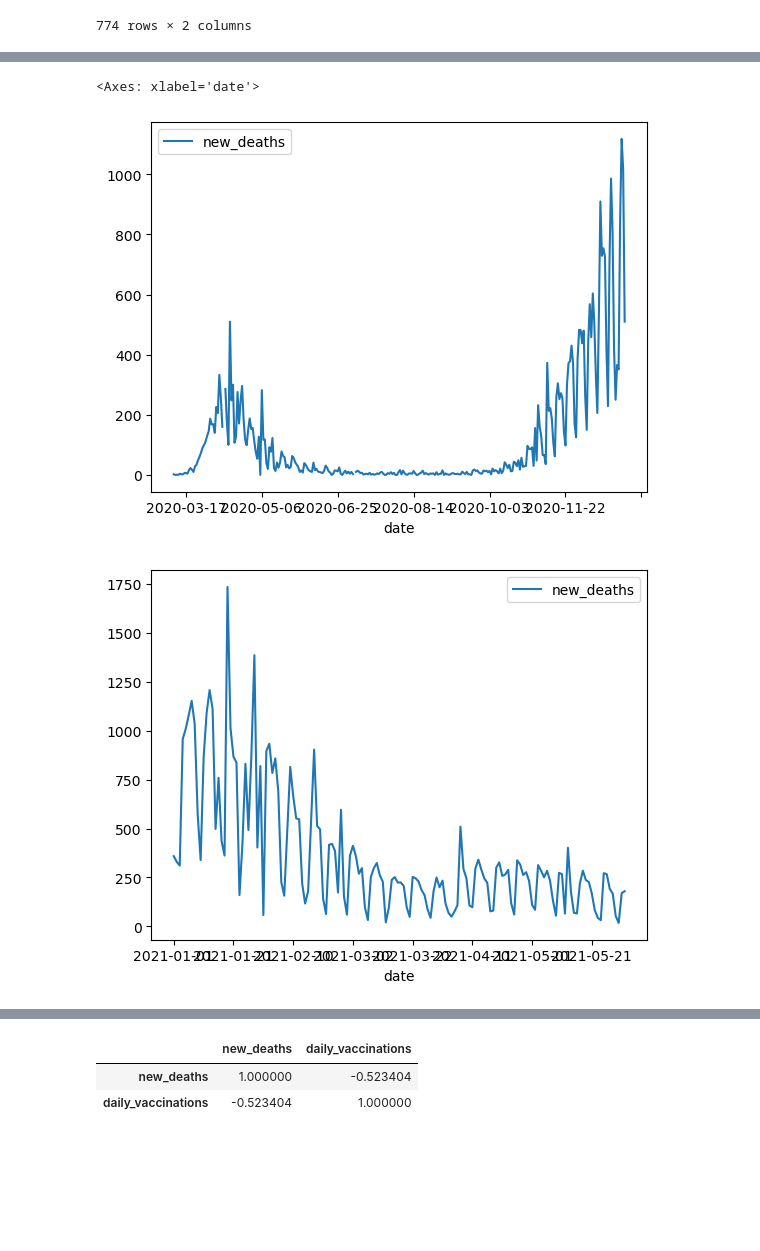
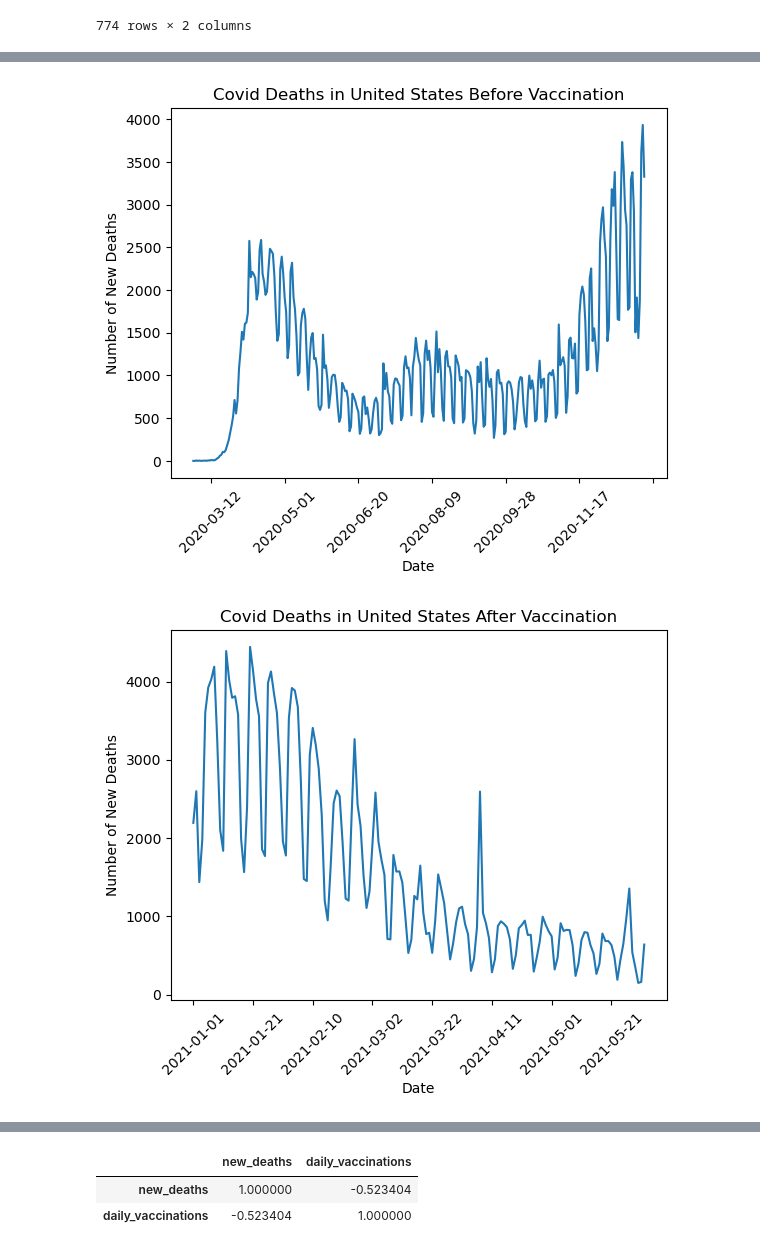
Before and after one commit to lmc5440/tcm-project1, a Jupyter notebook: analysis.ipynb, the cells around one changed output, grey strips where cells are left out. Drawn from its saved outputs; the diff is of its cells as text; code cells hidden in the pictures; blank space fills up the shorter version.

```diff
--- a/analysis.ipynb
+++ b/analysis.ipynb
@@ -91,9 +64,24 @@ india_after_vacc[['new_deaths']].plot()
-# %%
-germany_before_vacc = germany_df[:'2020-12-31']
-germany_after_vacc = germany_df['2021-01-01':'2021-06-01']
-germany_before_vacc[['new_deaths']].plot()
-germany_after_vacc[['new_deaths']].plot()
-# %% [output]
-<Axes: xlabel='date'>
-[figure, removed]
-[figure, removed]
+# %%
+usa_before_vacc = usa_df[:'2020-12-31']
+usa_before_graph = usa_before_vacc[['new_deaths']].plot(
+    title='Covid Deaths in United States Before Vaccination',
+    legend=False
+)
+usa_before_graph.set_xlabel('Date')
+usa_before_graph.set_ylabel('Number of New Deaths')
+plt.xticks(rotation=45)
+plt.show()
+# %% [output]
+[figure, added]
+# %%
+usa_after_vacc = usa_df['2021-01-01':'2021-06-01']
+usa_after_graph = usa_after_vacc[['new_deaths']].plot(
+    title='Covid Deaths in United States After Vaccination',
+    legend=False
+)
+usa_after_graph.set_xlabel('Date')
+usa_after_graph.set_ylabel('Number of New Deaths')
+plt.xticks(rotation=45)
+plt.show()
+# %% [output]
+[figure, added]
```
Also changed, not shown: parts of 11 cells of this notebook.
